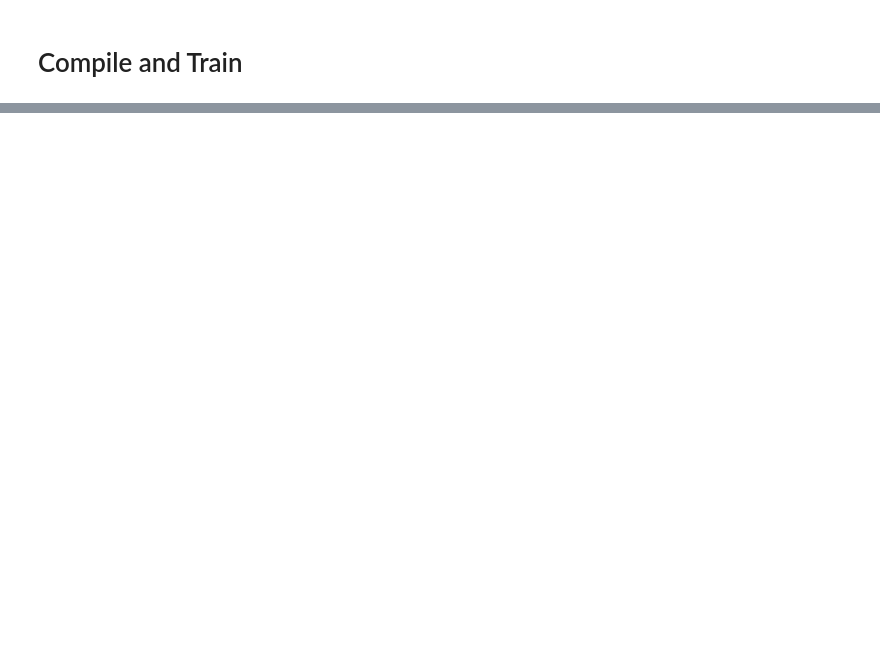
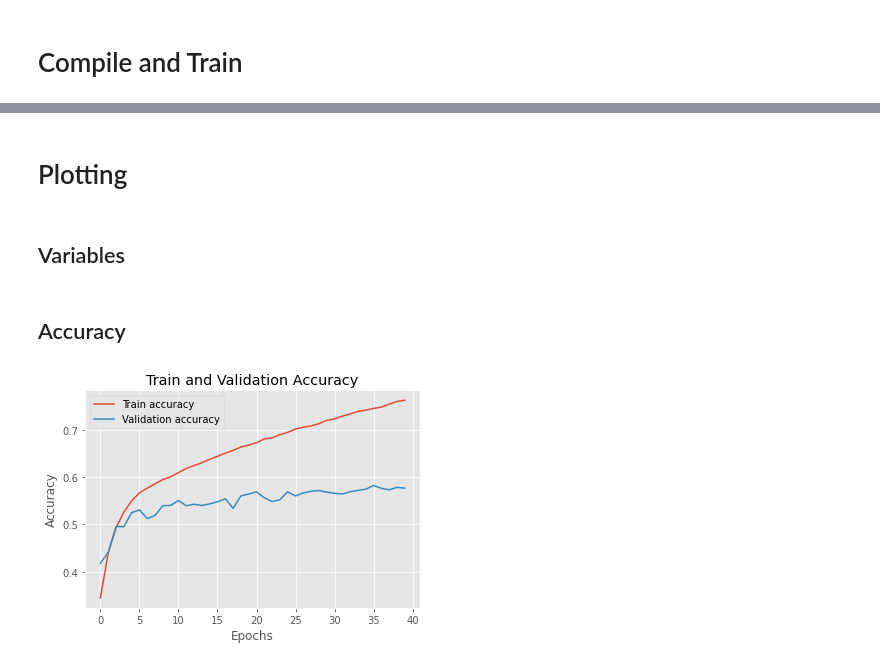
Before and after one commit to Plux1/Deep-Learning, a Jupyter notebook: Computer Vision/Novice/shallowNet II.ipynb, the cells around one changed output, grey strips where cells are left out. Drawn from its saved outputs; the diff is of its cells as text; code cells hidden in the pictures; blank space fills up the shorter version.

```diff
--- a/Computer Vision/Novice/shallowNet II.ipynb
+++ b/Computer Vision/Novice/shallowNet II.ipynb
@@ -520,0 +523,27 @@ Epoch 40/40
+# %% [markdown]
+# Plotting
+# %% [markdown]
+## Variables
+# %%
+history_dict = history.history
+epochs = np.arange(0, 40)
+
+accuracy = history_dict['acc']
+val_accuracy = history_dict['val_acc']
+
+loss = history_dict['loss']
+val_loss = history_dict['val_loss']
+
+plt.style.use('ggplot')
+# %% [markdown]
+## Accuracy
+# %%
+plt.plot(epochs, accuracy, label='Train accuracy')
+plt.plot(epochs, val_accuracy, label='Validation accuracy')
+plt.title('Train and Validation Accuracy')
+plt.xlabel('Epochs')
+plt.ylabel('Accuracy')
+plt.legend()
+plt.show()
+# %% [output]
+[figure, added]
```
Also changed, not shown: parts of 14 cells of this notebook.
